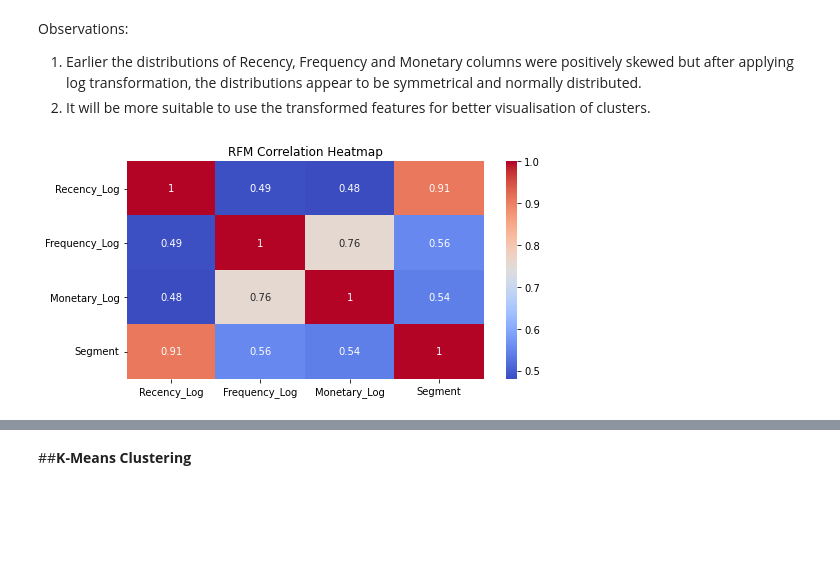
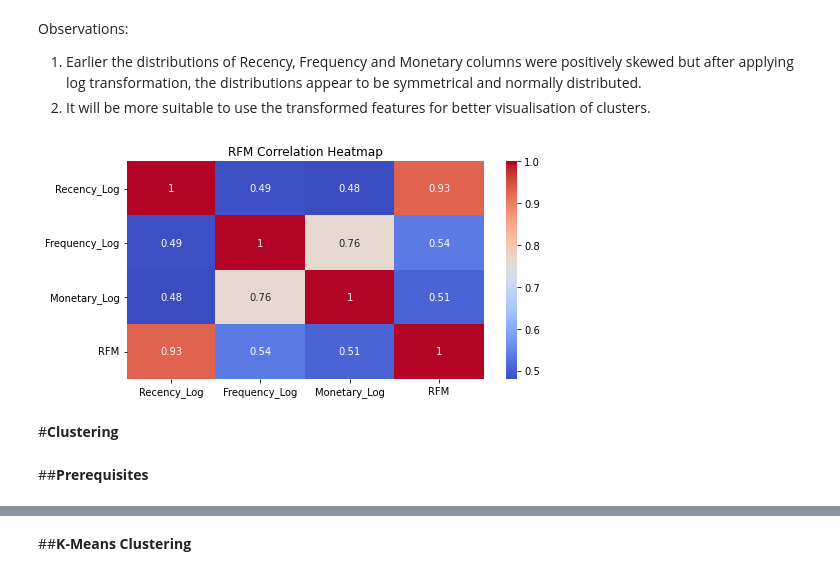
Before and after one commit to s-kp/CapstoneProject-MLUnsupervised, a Jupyter notebook: Online_Retail_Customer_Segmentation_Capstone_Project.ipynb, the cells around one changed output, grey strips where cells are left out. Saved outputs shown, nothing was run; the diff lists cells and outputs as text; code cells hidden in the pictures; blank space fills up the shorter version.

```diff
--- a/Online_Retail_Customer_Segmentation_Capstone_Project.ipynb
+++ b/Online_Retail_Customer_Segmentation_Capstone_Project.ipynb
@@ -301,7 +306,3 @@ rfm['M'] = pd.qcut(rfm['Monetary'], q=4, labels=[1,2,3,4]).astype(int)
 
 # Finding the RFM Group Score for each customer by combining the factors R,Fand M
 rfm['RFM'] = 100*rfm['R'] + 10*rfm['F'] + rfm['M']
-
-# Splitting RFM again in 4 segments based on quantiles to obtain segment
-rfm['Segment'] = pd.qcut(rfm['RFM'], q=4, labels=[1,2,3,4]).astype(int)
-rfm.head()
@@ -366,10 +359,14 @@ Observations:
 2. It will be more suitable to use the transformed features for better visualisation of clusters.
 # %%
 # Visualizing the correlations among features.
-target = ['Recency_Log','Frequency_Log','Monetary_Log','Segment']
+target = ['Recency_Log','Frequency_Log','Monetary_Log','RFM']
 plt.figure(figsize = (8, 4))
 sns.heatmap(abs(rfm[target].corr()), annot=True, cmap='coolwarm')
 plt.title('RFM Correlation Heatmap')
 plt.show()
 # %% [output]
-[figure, old version]
+[figure, new version]
+# %% [markdown]
+#**Clustering**
+# %% [markdown]
+##**Prerequisites**
```
Also changed, not shown: parts of 18 cells of this notebook.
